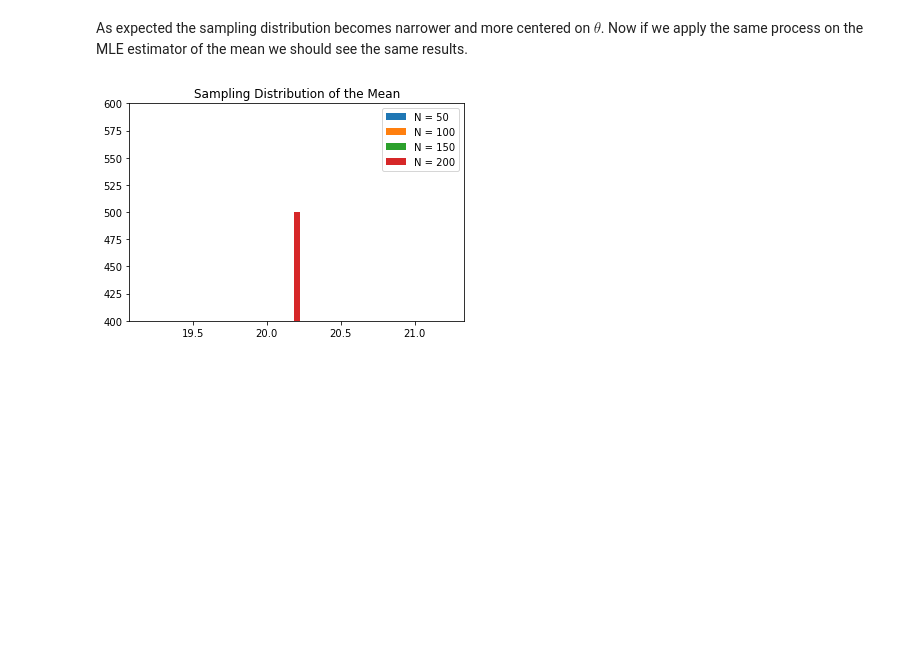
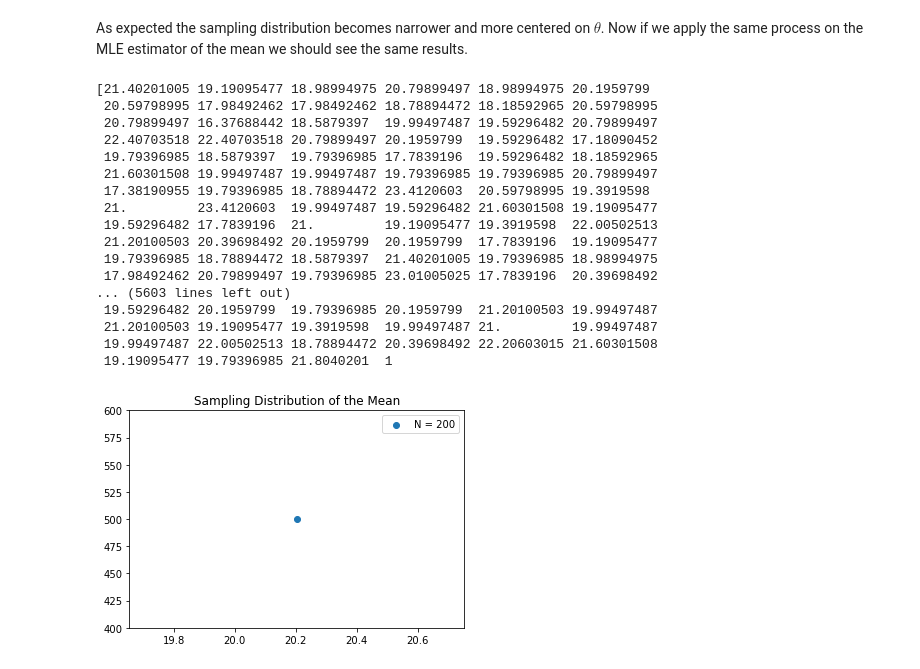
Before and after one commit to adibshalekeen/machinelearningblogs, a Jupyter notebook: Maximum_Likelihood_Estimation/Maximum Likelihood Estimation.ipynb, the cells around one changed output. Drawn from its saved outputs; the diff is of its cells as text; code cells hidden in the pictures; blank space fills up the shorter version.

```diff
--- a/Maximum_Likelihood_Estimation/Maximum Likelihood Estimation.ipynb
+++ b/Maximum_Likelihood_Estimation/Maximum Likelihood Estimation.ipynb
@@ -699,7 +713,7 @@ for n in ns:
         mean = np.sum(samples) / samples.size
         means.append(mean)
     means, b = np.histogram(means, bins=m)
-    mean_bar_graph.bar(b[1:], means, width=GROUND_TRUTH_MEAN/m, label=f"N = {n}")
+    mean_bar_graph.bar(b[1:], means, width=((b[-1] - b[1]) / m), label=f"N = {n}")
 mean_bar_graph.set_ylim(0, np.max(means) * 1.2)
 mean_bar_graph.legend()
 plt.show()
@@ -709,30 +723,48 @@ plt.show()
 As expected the sampling distribution becomes narrower and more centered on $\theta$. Now if we apply the same process on the MLE estimator of the mean we should see the same results.
 # %%
 m = 500
-ns = [50, 100, 150, 200]
+ns = [200]
 
 mean_bar_graph = plt.subplot(111)
 mean_bar_graph.set_title("Sampling Distribution of the Mean")
 
 def find_mle_mean(sample_set):
     mean_estimates = np.linspace(0, 100, 100)
     CONST_VAR = 5
     likelihood = []
     for mean in mean_estimates:
         likelihood.append(gaussian_likelihood(mean, CONST_VAR, sample_set))
     likelihood = np.array(likelihood)
     return mean_estimates[np.argmax(likelihood)]
 
 for n in ns:
     means = []
     for i in range(m):
         samples = np.array(gaussian_sampling(n, GROUND_TRUTH_MEAN, GROUND_TRUTH_VARIANCE))
+        print(samples)
         mean = find_mle_mean(samples)
         means.append(mean)
     means, b = np.histogram(means, bins=m)
-    mean_bar_graph.bar(b[1:], means, width=GROUND_TRUTH_MEAN / m, label=f"N = {n}")
+    mean_bar_graph.scatter(b[1:], means, label=f"N = {n}")
 mean_bar_graph.set_ylim(np.max(means) * 0.8, np.max(means) * 1.2)
 mean_bar_graph.legend()
 plt.show()
 # %% [output]
+[21.40201005 19.19095477 18.98994975 20.79899497 18.98994975 20.1959799
+ 20.59798995 17.98492462 17.98492462 18.78894472 18.18592965 20.59798995
+ 20.79899497 16.37688442 18.5879397  19.99497487 19.59296482 20.79899497
+ 22.40703518 22.40703518 20.79899497 20.1959799  19.59296482 17.18090452
+ 19.79396985 18.5879397  19.79396985 17.7839196  19.59296482 18.18592965
+ 21.60301508 19.99497487 19.99497487 19.79396985 19.79396985 20.79899497
+ 17.38190955 19.79396985 18.78894472 23.4120603  20.59798995 19.3919598
+ 21.         23.4120603  19.99497487 19.59296482 21.60301508 19.19095477
+ 19.59296482 17.7839196  21.         19.19095477 19.3919598  22.00502513
+ 21.20100503 20.39698492 20.1959799  20.1959799  17.7839196  19.19095477
+ 19.79396985 18.78894472 18.5879397  21.40201005 19.79396985 18.98994975
+ 17.98492462 20.79899497 19.79396985 23.01005025 17.7839196  20.39698492
+... (5603 lines left out)
+ 19.59296482 20.1959799  19.79396985 20.1959799  21.20100503 19.99497487
+ 21.20100503 19.19095477 19.3919598  19.99497487 21.         19.99497487
+ 19.99497487 22.00502513 18.78894472 20.39698492 22.20603015 21.60301508
+ 19.19095477 19.79396985 21.8040201  1
-[figure, old version]
+[figure, new version]
```
Also changed, not shown: parts of 14 cells of this notebook.
